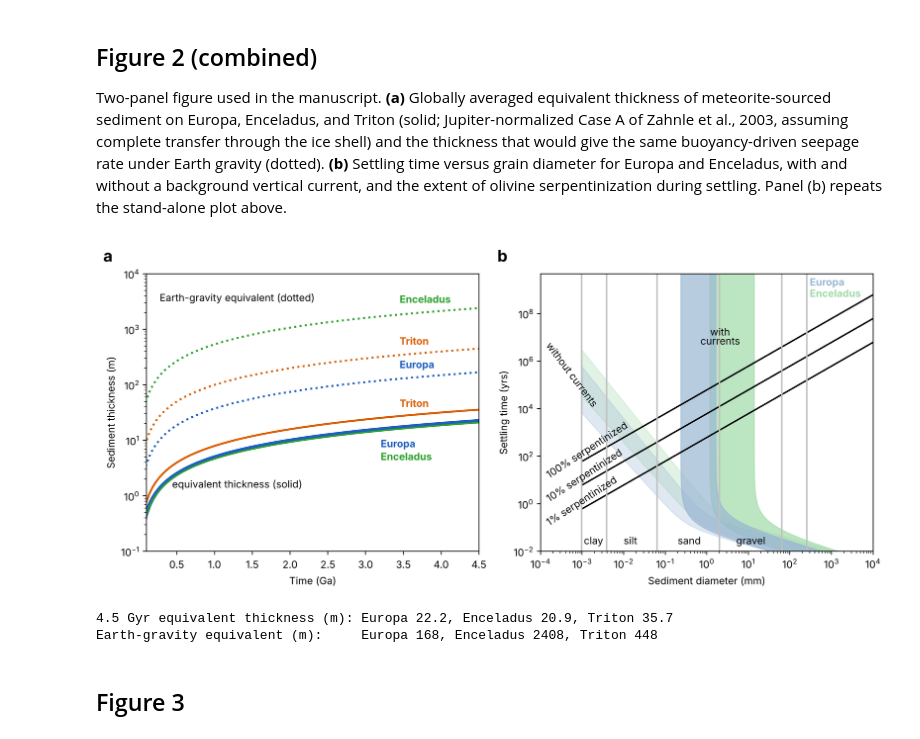
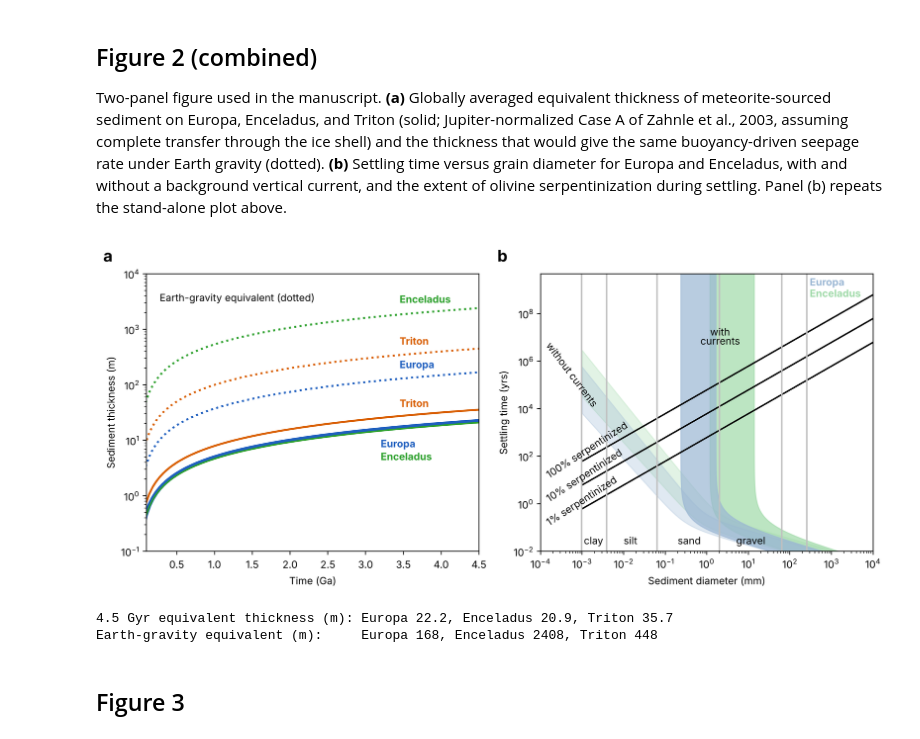
Before and after one commit to tectonic-hydrology/OW_seds, a Jupyter notebook: Figures_for_Randolph_Flagg_et_al_GRL_2025.ipynb, the cells around one changed output. Drawn from its saved outputs; the diff is of its cells as text; code cells hidden in the pictures.

Commit message:
Figure 2a: remove the 'equivalent thickness (solid)' label
Co-Authored-By: Claude Fable 5.2 <noreply@anthropic.com>
Claude-Session: https://claude.ai/code/session_013DBfh7D7wThAVNByrUnYko

```diff
--- a/Figures_for_Randolph_Flagg_et_al_GRL_2025.ipynb
+++ b/Figures_for_Randolph_Flagg_et_al_GRL_2025.ipynb
@@ -1080,7 +1080,6 @@ axa.text(3.45, 2.0e2, 'Europa', color=c_eur, **kw)
 axa.text(1.3, 3.2e3, 'Earth-gravity equivalent (dotted)', fontsize=10, ha='center')
 axa.text(3.45, 4.0e1, 'Triton', color=c_tri, **kw)
 axa.text(3.2, 7.5, 'Europa', color=c_eur, **kw); axa.text(3.2, 4.4, 'Enceladus', color=c_enc, **kw)
-axa.text(1.3, 1.4, 'equivalent thickness (solid)', fontsize=10, ha='center')
 
 # ---- (b) settling time with and without currents, and serpentinization during settling
 axb.plot(d*1e3, ol_time_0, 'k');    axb.text(1.2e-4, 12, '100% serpentinized', rotation=33)
@@ -1091,34 +1090,34 @@ axb.fill_between(d*1e3, t_enc_b_c, t_enc_p_c, color=f_enc, alpha=.7)
 axb.fill_between(d*1e3, t_enc_b, t_enc_p, color=f_enc, alpha=.3)
 axb.fill_between(d*1e3, t_eur_b_c, t_eur_p_c, color=f_eur, alpha=.7)
 axb.fill_between(d*1e3, t_eur_b, t_eur_p, color=f_eur, alpha=.3)
 
 axb.text(1.2e-4, 1.2e4, 'without currents', rotation=-53)
 axb.text(1.2, 1.2e7, 'with'); axb.text(.7, .5e7, 'currents')
 
 # grain-size classes
 for x in (256, 64, 2, .063, 0.0039, 0.00098):
     axb.vlines(x, 1e-7, 5e9, color='silver')
 axb.text(5.1, 2e-2, 'gravel'); axb.text(.2, 2e-2, 'sand'); axb.text(.01, 2e-2, 'silt'); axb.text(.0011, 2e-2, 'clay')
 
 axb.set_xscale('log'); axb.set_yscale('log')
 axb.set_xlim(1e-4, 1e4); axb.set_ylim(1e-2, 4.7e9)
 axb.set_xlabel('Sediment diameter (mm)'); axb.set_ylabel('Settling time (yrs)')
 axb.text(3e2, 1.5e9, 'Europa', c=f_eur, weight='bold'); axb.text(3e2, .5e9, 'Enceladus', c=f_enc, weight='bold')
 
 # panel labels
 for ax, lab in ((axa, 'a'), (axb, 'b')):
     ax.text(-0.13, 1.03, lab, transform=ax.transAxes, fontsize=16, weight='bold', va='bottom')
 
 plt.tight_layout()
 plt.savefig('Figure2_combined.png', dpi=600)
 plt.savefig('Figure2_combined.pdf')
 plt.show()
 
 # values quoted in the text (equivalent thickness after 4.5 Gyr, m)
 print('4.5 Gyr equivalent thickness (m): Europa %.1f, Enceladus %.1f, Triton %.1f' % (s_Europa_A[-1], s_Enceladus_A[-1], s_Triton_A[-1]))
 print('Earth-gravity equivalent (m):     Europa %.0f, Enceladus %.0f, Triton %.0f' % (s_Europa_A[-1]*9.81/g_Europa, s_Enceladus_A[-1]*9.81/g_Enceladus, s_Triton_A[-1]*9.81/g_Triton))
 # %% [output]
-[figure, old version]
+[figure, new version]
 4.5 Gyr equivalent thickness (m): Europa 22.2, Enceladus 20.9, Triton 35.7
 Earth-gravity equivalent (m):     Europa 168, Enceladus 2408, Triton 448
 # %% [markdown]
```
